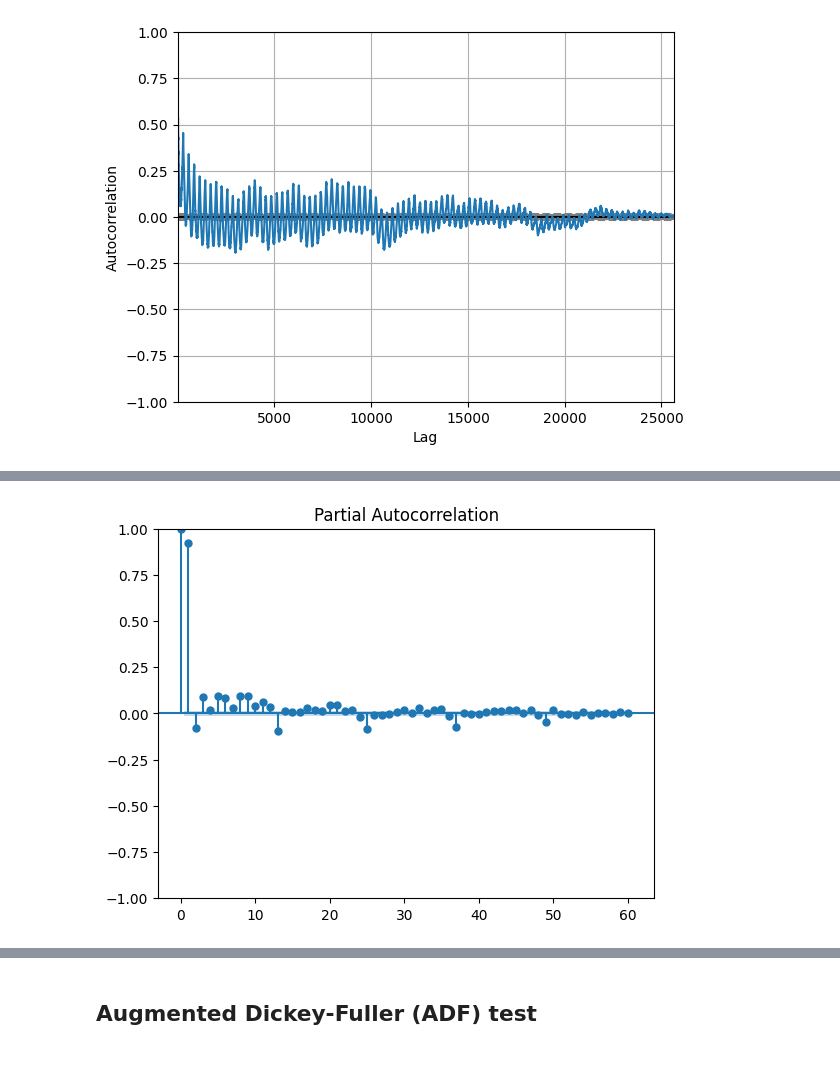
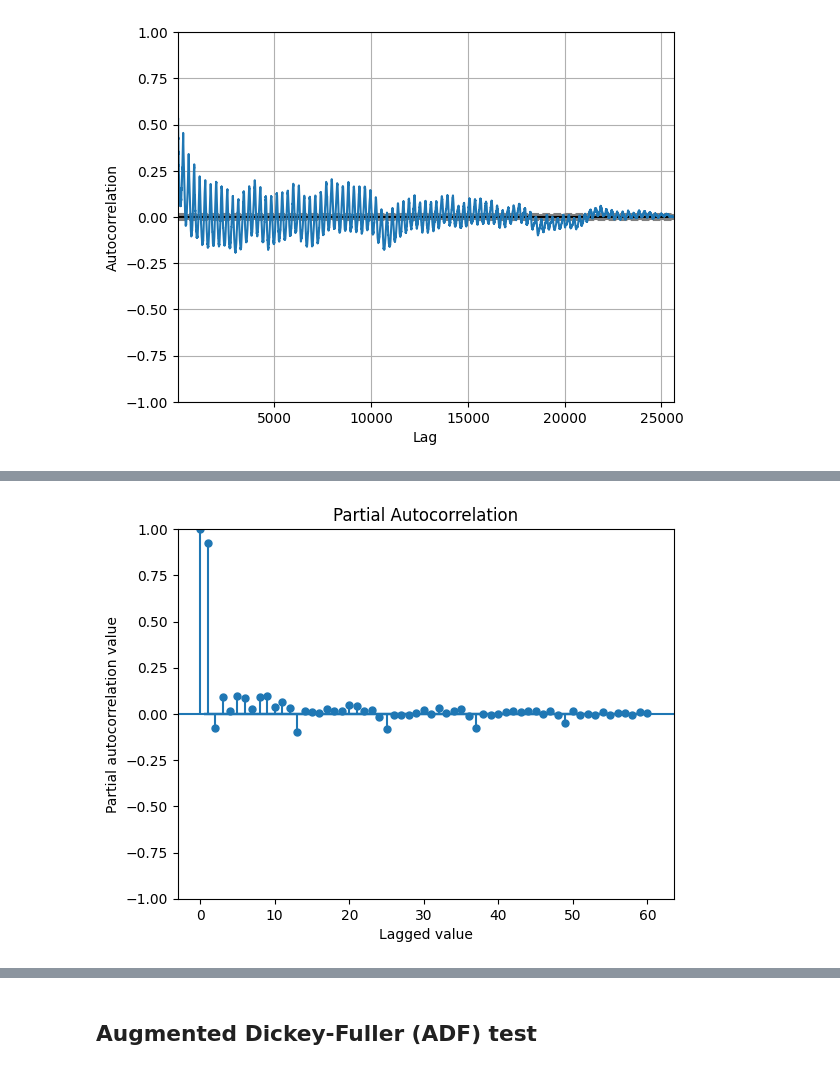
Before and after one commit to AlesKas/DIP, a Jupyter notebook: network_analytics_ar.ipynb, the cells around one changed output, grey strips where cells are left out. Saved outputs shown, nothing was run; the diff lists cells and outputs as text; code cells hidden in the pictures.

```diff
--- a/network_analytics_ar.ipynb
+++ b/network_analytics_ar.ipynb
@@ -68,8 +70,10 @@ plt.show()
 # %%
 plot_pacf(series, lags=60)
+plt.ylabel("Partial autocorrelation value")
+plt.xlabel("Lagged value")
 plt.show()
 # %% [output]
-[figure, old version]
+[figure, new version]
 # %%
 X = series.values
 size = int(len(X) * 0.80)
```
Also changed, not shown: parts of 6 cells of this notebook, 6 other files.
